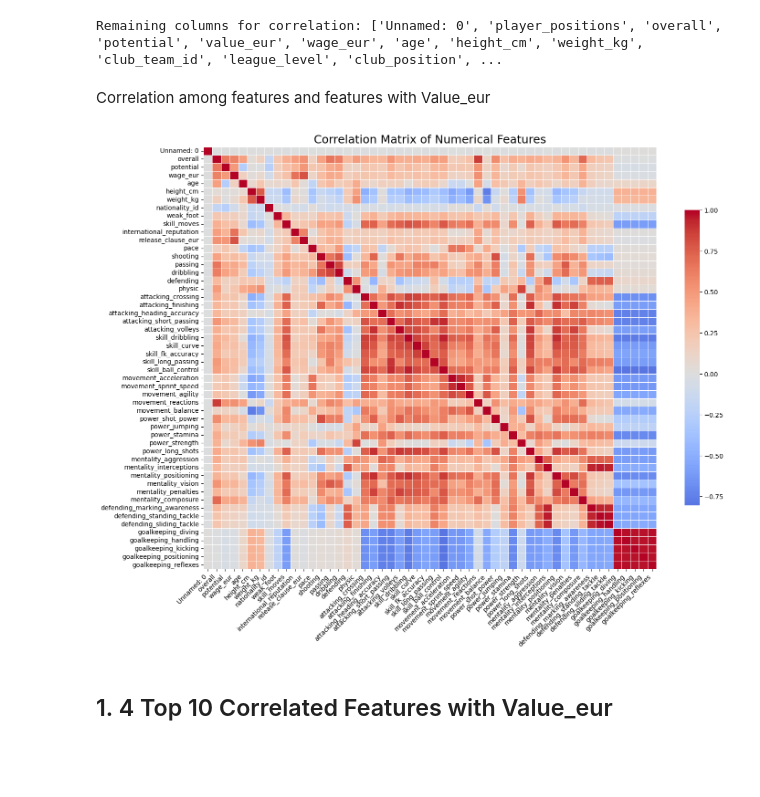
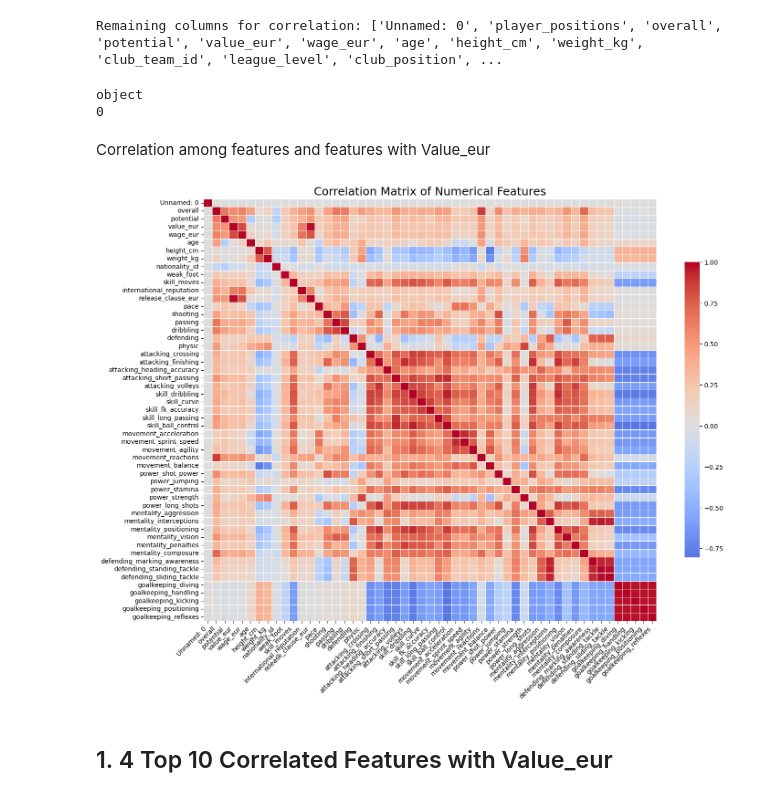
Before and after one commit to Martin3214133/football-value-prediction, a Jupyter notebook: notebooks/main_features.ipynb, the cells around one changed output. Drawn from its saved outputs; the diff is of its cells as text; code cells hidden in the pictures; blank space fills up the shorter version.

```diff
--- a/notebooks/main_features.ipynb
+++ b/notebooks/main_features.ipynb
@@ -112,35 +112,43 @@ train= train.drop(columns=columns_to_remove, errors='ignore')
 print("Remaining columns for correlation:", train.columns.tolist())
 # %% [output]
 Remaining columns for correlation: ['Unnamed: 0', 'player_positions', 'overall', 'potential', 'value_eur', 'wage_eur', 'age', 'height_cm', 'weight_kg', 'club_team_id', 'league_level', 'club_position', ...
+# %%
+print(train['value_eur'].dtype)
+print(train['value_eur'].isnull().sum())
+# %% [output]
+object
+0
 # %% [markdown]
 Correlation among features and features with Value_eur
 # %%
 import pandas as pd
 import seaborn as sns  #Make sure you have seaborn and Matplot package
 import matplotlib.pyplot as plt
 
 # 1. Select only numerical columns (exclude categorical ones)
+# Convert value_eur to numeric if needed
+train['value_eur'] = pd.to_numeric(train['value_eur'], errors='coerce')
 train_numerical = train.select_dtypes(include=['number'])
 
 # 2. Calculate the full correlation matrix
 correlations = train_numerical.corr()
 
 # 3. Visualize the full correlation matrix
 # 3. Create a better styled heatmap
 plt.figure(figsize=(16, 12))
 sns.heatmap(correlations,
             cmap='coolwarm',
             center=0,
             annot=False,
             fmt='.2f',
             linewidths=0.5,
             cbar_kws={'shrink': 0.7})
 plt.title('Correlation Matrix of Numerical Features', fontsize=18)
 plt.xticks(rotation=45, ha='right')
 plt.yticks(rotation=0)
 plt.show()
 # %% [output]
-[figure, old version]
+[figure, new version]
 # %% [markdown]
 ## 1. 4 Top 10 Correlated Features with Value_eur
 # %%
```
Also changed, not shown: parts of 6 cells of this notebook.
